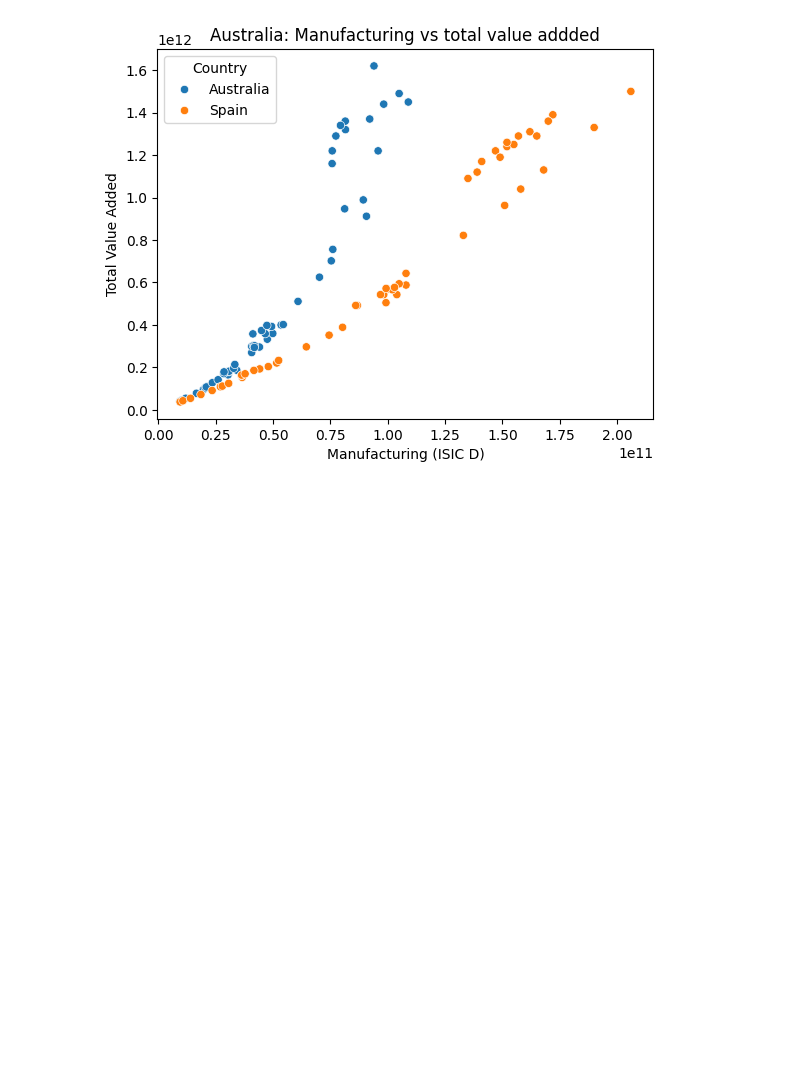
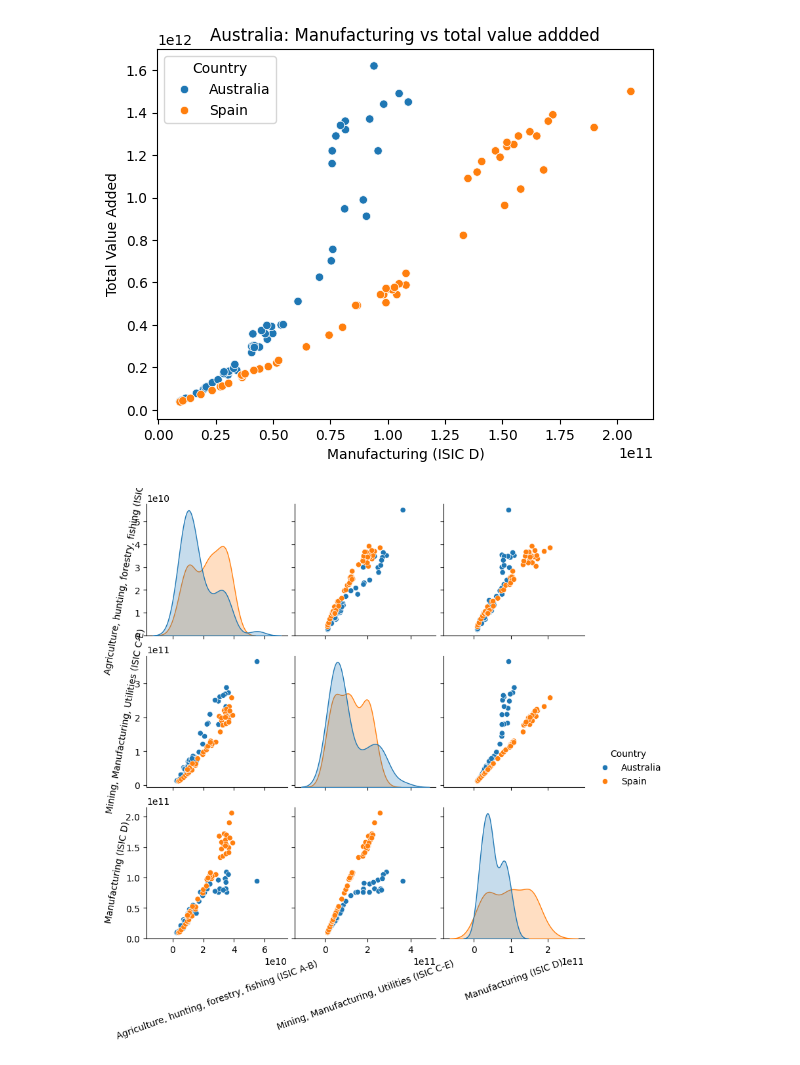
Before and after one commit to adcerro/mineria, a Jupyter notebook: segundoentregable/_build/jupyter_execute/second.ipynb, the cells around one changed output. Saved outputs shown, nothing was run; the diff lists cells and outputs as text; code cells hidden in the pictures; blank space fills up the shorter version.

Commit message:
new graph

```diff
--- a/segundoentregable/_build/jupyter_execute/second.ipynb
+++ b/segundoentregable/_build/jupyter_execute/second.ipynb
@@ -69,3 +69,12 @@ sns.scatterplot(data=df_scatter,x='Manufacturing (ISIC D)',y='Total Value Added'
 # %% [output]
 <Axes: title={'center': 'Australia: Manufacturing vs total value addded'}, xlabel='Manufacturing (ISIC D)', ylabel='Total Value Added'>
 [figure]
+# %%
+variables = ['Country',' Agriculture, hunting, forestry, fishing (ISIC A-B) ',' Mining, Manufacturing, Utilities (ISIC C-E) ','Manufacturing (ISIC D)']
+g = sns.pairplot(data=df_scatter[variables],hue='Country')
+for ax in g.axes.flatten():
+  ax.set_xlabel(ax.get_xlabel(), rotation=20)
+  ax.set_ylabel(ax.get_ylabel(), rotation=80)
+plt.show()
+# %% [output]
+[figure, added]
```
Also changed, not shown: 6 other files.
